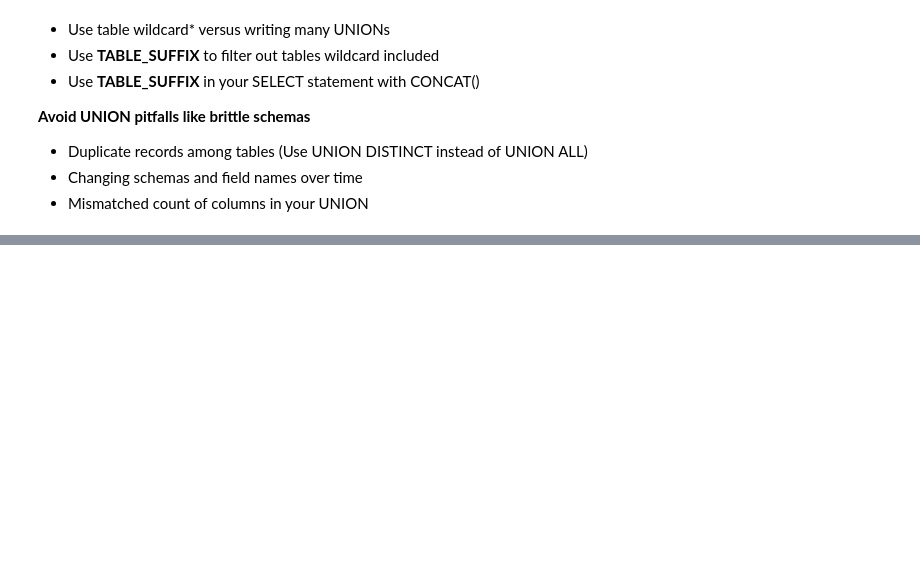
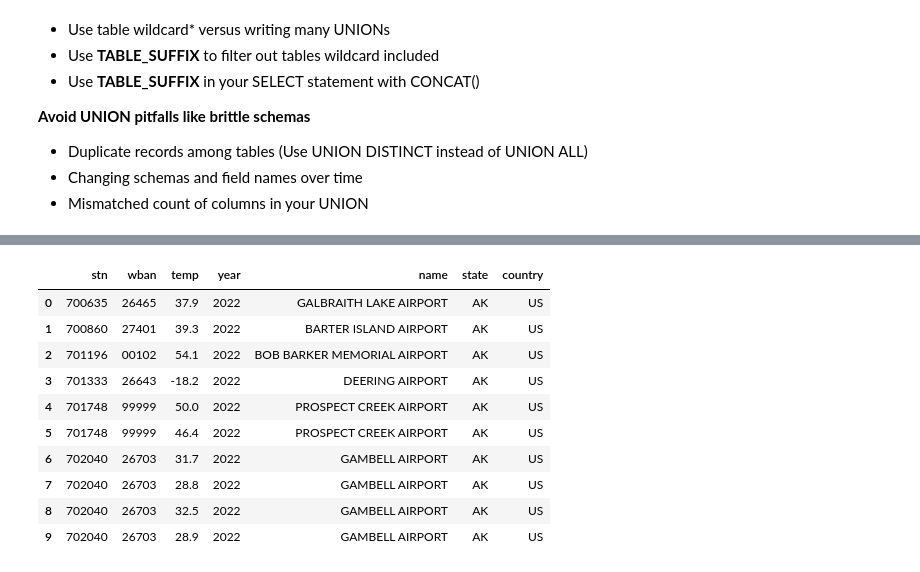
Before and after one commit to samilozkan/BigQuery-Tutorial, a Jupyter notebook: intro.ipynb, the cells around one changed output, grey strips where cells are left out. Cells and saved outputs as stored; diff of their text form; code cells hidden in the pictures; blank space fills up the shorter version.

```diff
--- a/intro.ipynb
+++ b/intro.ipynb
@@ -484,0 +492,32 @@ LIMIT 10
+# %%
+%%bigquery
+SELECT
+    a.stn,
+    a.wban,
+    a.temp,
+    a.year,
+    b.name,
+    b.state,
+    b.country
+FROM
+    `bigquery-public-data.noaa_gsod.gsod*` AS a
+JOIN
+    `bigquery-public-data.noaa_gsod.stations` AS b
+ON a.stn = b.usaf AND a.wban = b.wban
+WHERE
+    state IS NOT NULL
+    AND country = 'US'
+    AND _TABLE_SUFFIX > '2015'
+LIMIT 10
+# %% [output]
+|  | stn | wban | temp | year | name | state | country |
+| 0 | 700635 | 26465 | 37.9 | 2022 | GALBRAITH LAKE AIRPORT | AK | US |
+| 1 | 700860 | 27401 | 39.3 | 2022 | BARTER ISLAND AIRPORT | AK | US |
+| 2 | 701196 | 00102 | 54.1 | 2022 | BOB BARKER MEMORIAL AIRPORT | AK | US |
+| 3 | 701333 | 26643 | -18.2 | 2022 | DEERING AIRPORT | AK | US |
+| 4 | 701748 | 99999 | 50.0 | 2022 | PROSPECT CREEK AIRPORT | AK | US |
+| 5 | 701748 | 99999 | 46.4 | 2022 | PROSPECT CREEK AIRPORT | AK | US |
+| 6 | 702040 | 26703 | 31.7 | 2022 | GAMBELL AIRPORT | AK | US |
+| 7 | 702040 | 26703 | 28.8 | 2022 | GAMBELL AIRPORT | AK | US |
+| 8 | 702040 | 26703 | 32.5 | 2022 | GAMBELL AIRPORT | AK | US |
+| 9 | 702040 | 26703 | 28.9 | 2022 | GAMBELL AIRPORT | AK | US |
```
Also changed, not shown: parts of 56 cells of this notebook.
